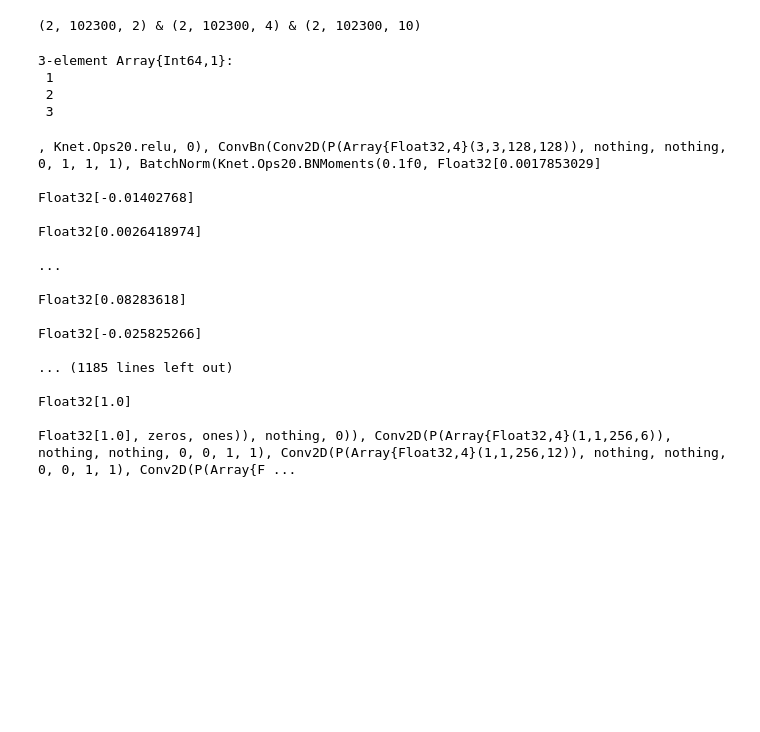
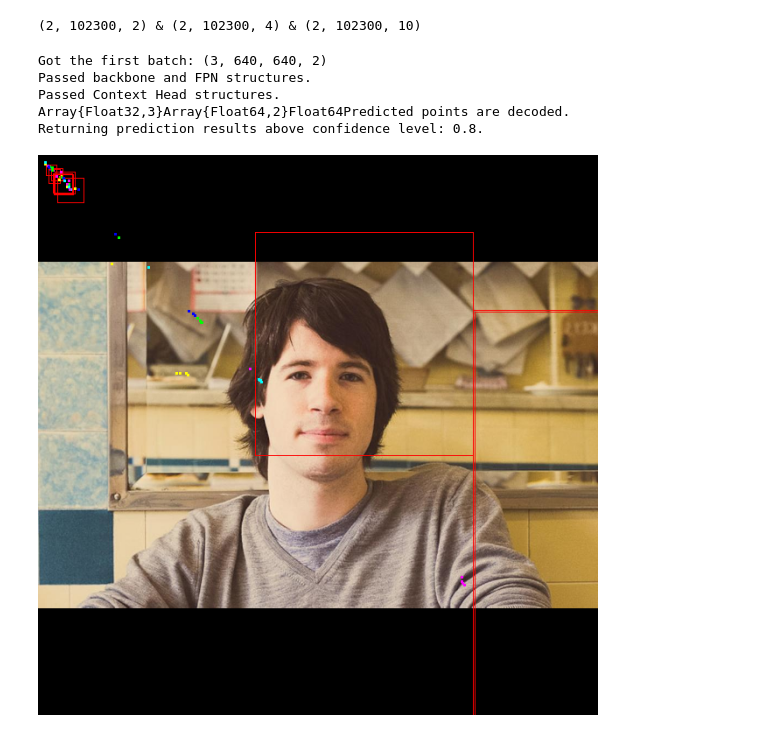
Before and after one commit to barisbatuhan/retinaface, a Jupyter notebook: progress.ipynb, the cells around one changed output. Saved outputs shown, nothing was run; the diff lists cells and outputs as text; code cells hidden in the pictures; blank space fills up the shorter version.

Commit message:
predict method is implemented, with random parameters a prediction can be made

```diff
--- a/progress.ipynb
+++ b/progress.ipynb
@@ -45,14 +45,32 @@ c, b, l = model(x, train=false)
 print(size(c), " & ", size(b), " & ", size(l), " \n")
 # %% [output]
 (2, 102300, 2) & (2, 102300, 4) & (2, 102300, 10)
-# %%
-temp = [1 2 3 4]
-temp[1:3]
-# %% [output]
-3-element Array{Int64,1}:
- 1
- 2
- 3
+# %%
+include("BBTNet/models/retinaface.jl")
+include("BBTNet/datasets/WIDERFACE.jl")
+include("./BBTNet/utils/draw.jl")
+
+atype = KnetArray{Float32}
+# atype = Array{Float32}
+images_folder_dir = "../Datasets/WIDERFACE/WIDER_"
+
+val_data = WIDER_Data(images_folder_dir * "val/", train=false, batch_size=2)
+(imgs, boxes), state = iterate(val_data)
+print("Got the first batch: ", size(imgs), "\n")
+
+model = RetinaFace(dtype=atype)
+imgs_permuted = convert(atype, permutedims(imgs, (3,2,1,4)))
+c, b, l = model(imgs_permuted, train=false)
+
+combined = cat(b[1], l[1], dims=2)
+draw_boxes_and_landmarks(imgs[:,:,:,1], combined)
+# %% [output]
+Got the first batch: (3, 640, 640, 2)
+Passed backbone and FPN structures.
+Passed Context Head structures.
+Array{Float32,3}Array{Float64,2}Float64Predicted points are decoded.
+Returning prediction results above confidence level: 0.8.
+[figure, added]
 # %%
 using JLD2
 using FileIO
@@ -61,21 +79,3 @@ using FileIO
 model_dict = load("retinaface_rand.jld2")
 model2 = model_dict["model"]
 print("Model is loaded from a file!\n")
-# %% [output]
-, Knet.Ops20.relu, 0), ConvBn(Conv2D(P(Array{Float32,4}(3,3,128,128)), nothing, nothing, 0, 1, 1, 1), BatchNorm(Knet.Ops20.BNMoments(0.1f0, Float32[0.0017853029]
-
-Float32[-0.01402768]
-
-Float32[0.0026418974]
-
-...
-
-Float32[0.08283618]
-
-Float32[-0.025825266]
-
-... (1185 lines left out)
-
-Float32[1.0]
-
-Float32[1.0], zeros, ones)), nothing, 0)), Conv2D(P(Array{Float32,4}(1,1,256,6)), nothing, nothing, 0, 0, 1, 1), Conv2D(P(Array{Float32,4}(1,1,256,12)), nothing, nothing, 0, 0, 1, 1), Conv2D(P(Array{F ...
```
Also changed, not shown: 5 other files.
